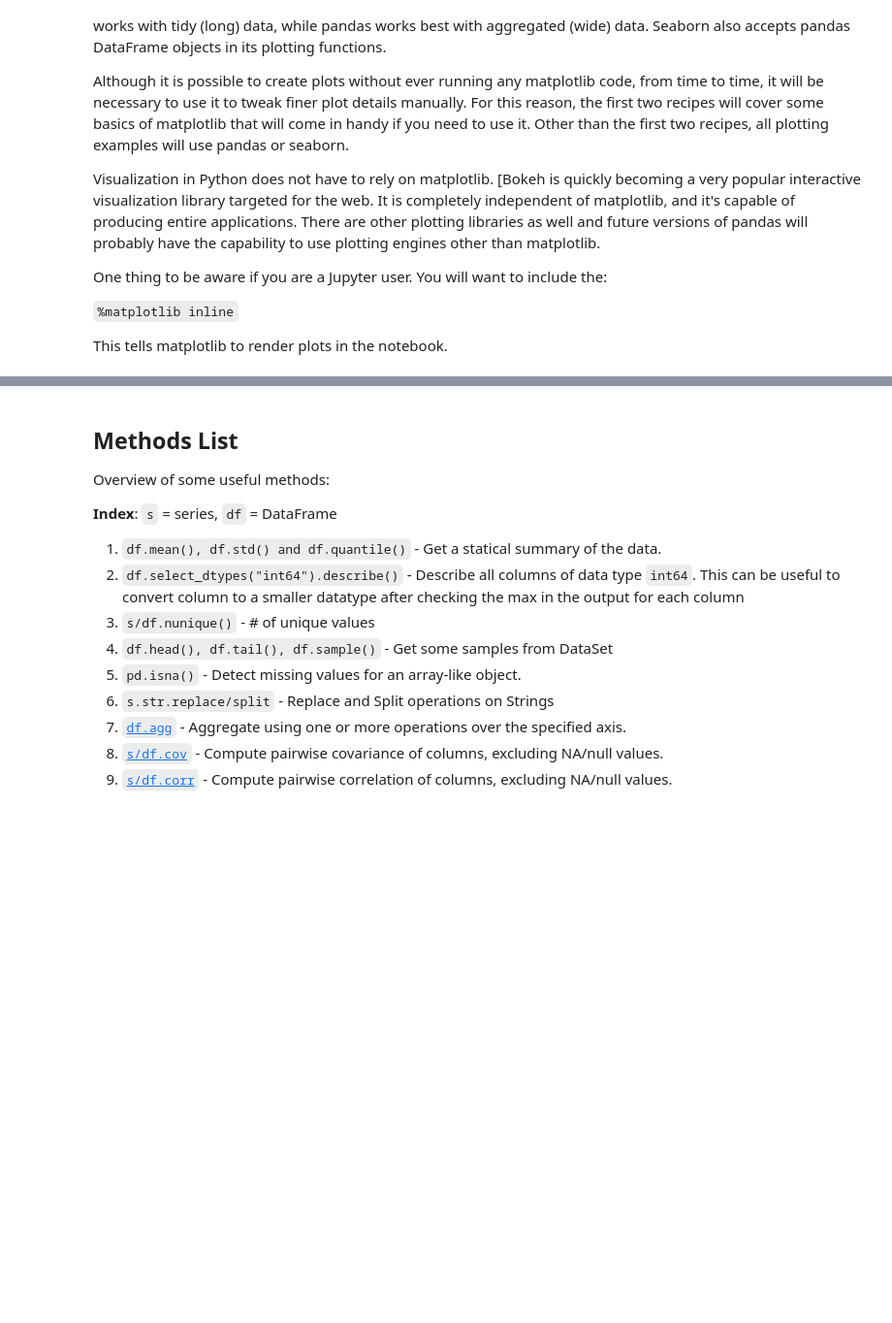
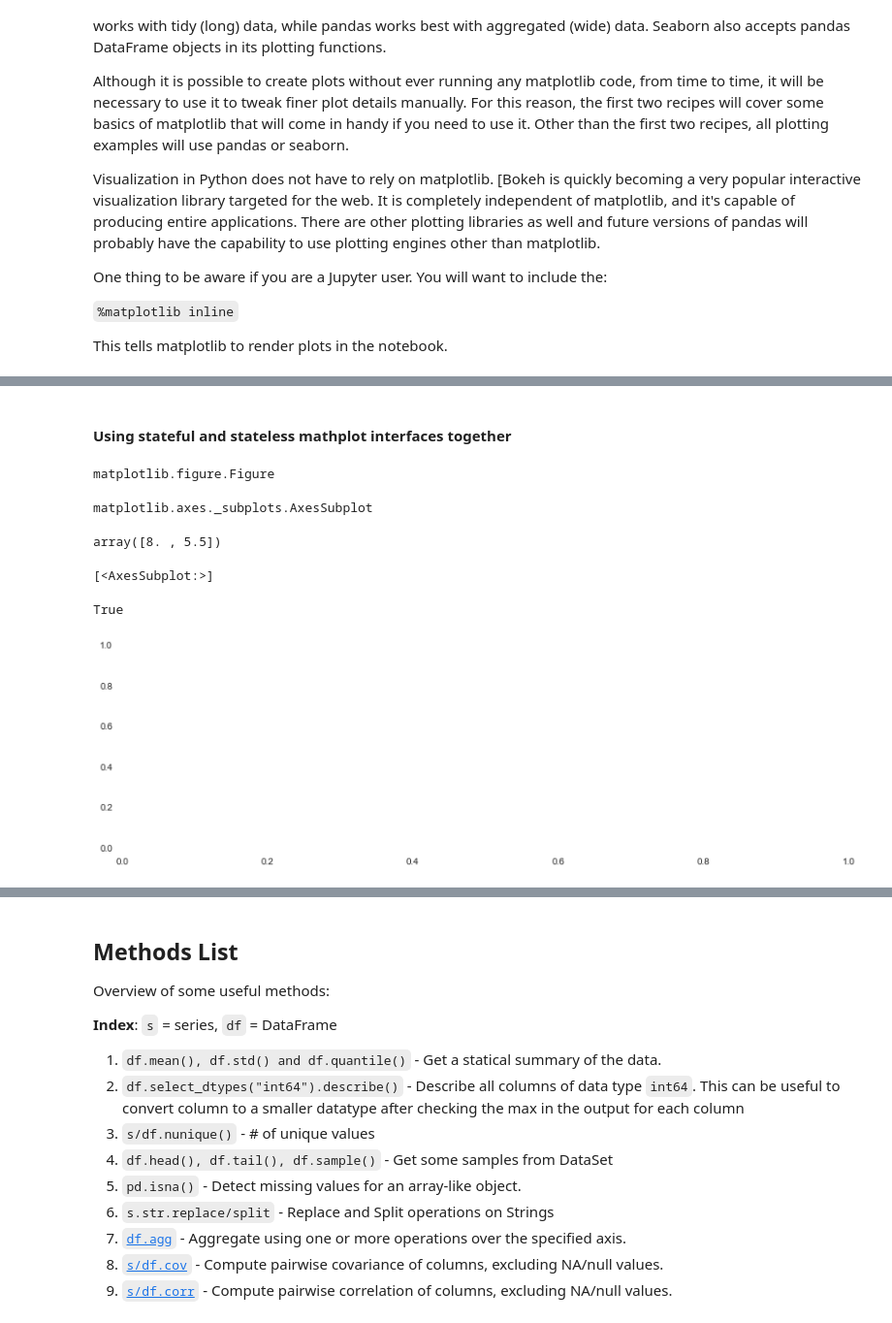
Before and after one commit to pkaran57/python-libs, a Jupyter notebook: pandas-lib/notebook/pandas.ipynb, the cells around one changed output, grey strips where cells are left out. Shown at 97% size. Drawn from its saved outputs; the diff is of its cells as text; code cells hidden in the pictures; blank space fills up the shorter version.

```diff
--- a/pandas-lib/notebook/pandas.ipynb
+++ b/pandas-lib/notebook/pandas.ipynb
@@ -3093,0 +3165,21 @@ This tells matplotlib to render plots in the notebook.
+# %% [markdown]
+#### Using stateful and stateless mathplot interfaces together
+# %%
+# use the subplots function to create a figure with a single axes
+fig, ax = plt.subplots(nrows=1, ncols=1)
+
+display(type(fig))
+display(type(ax))
+
+display(fig.get_size_inches())
+fig.set_size_inches(14, 4)
+
+display(fig.axes)
+display(fig.axes[0] is ax)
+# %% [output]
+matplotlib.figure.Figure
+matplotlib.axes._subplots.AxesSubplot
+array([8. , 5.5])
+[<AxesSubplot:>]
+True
+[figure, added]
```
Also changed, not shown: parts of 10 cells of this notebook.
